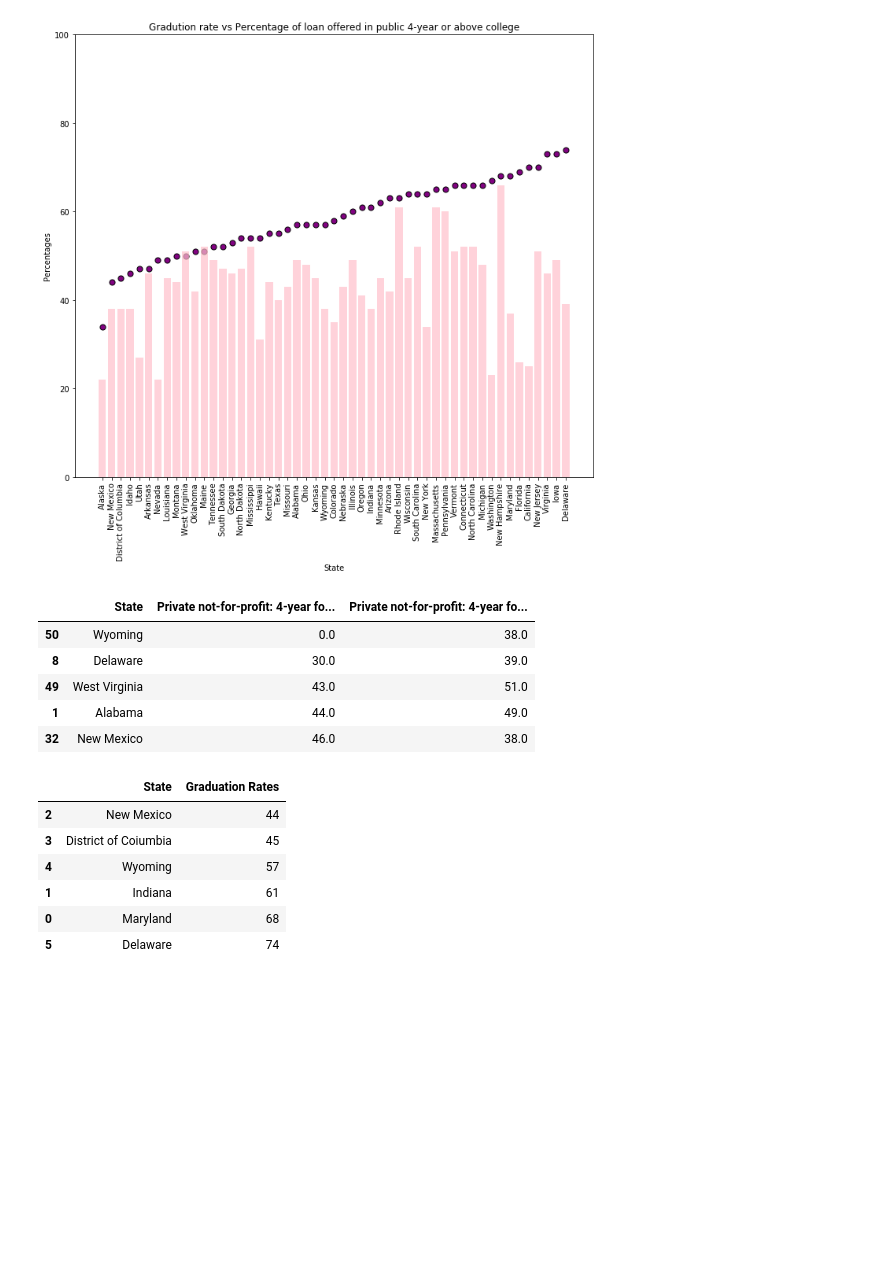
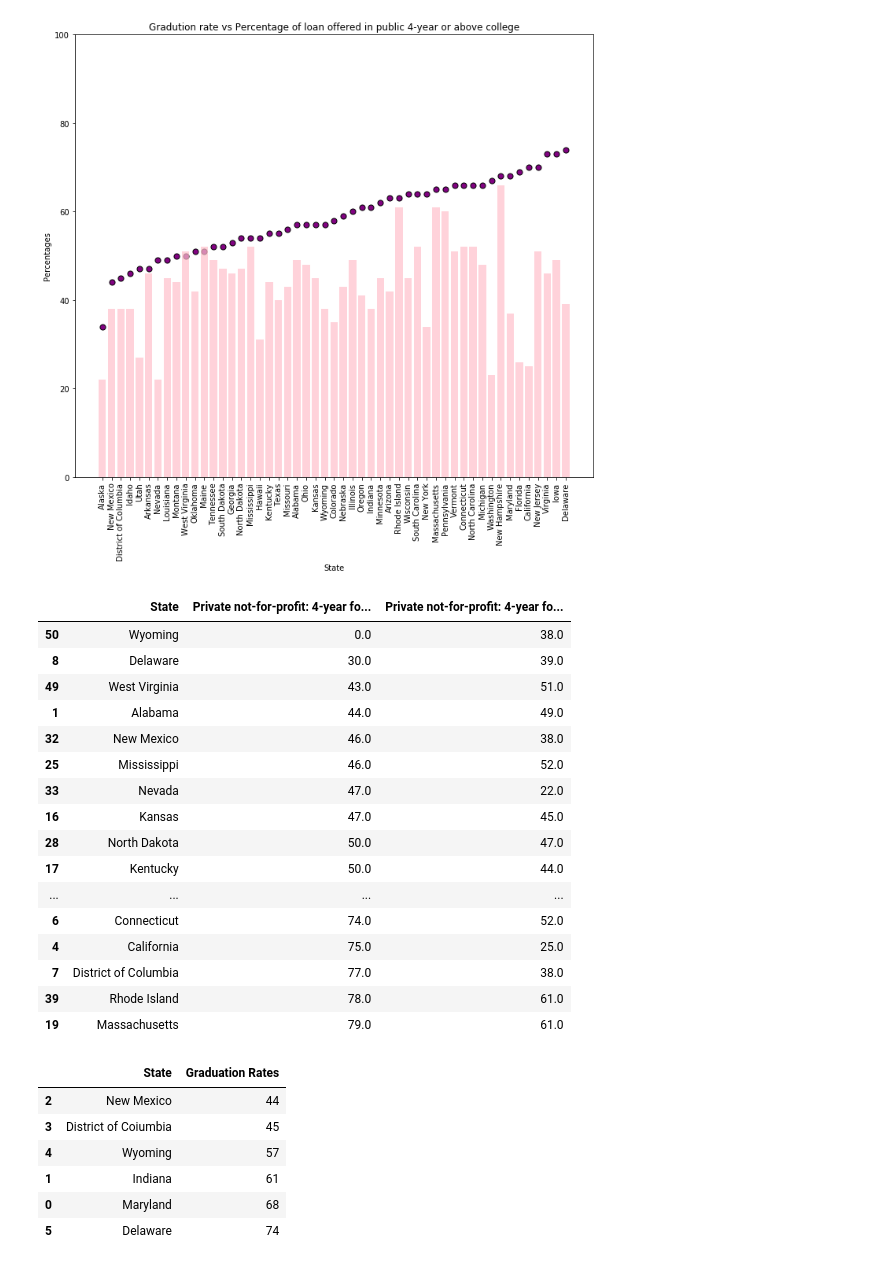
Before and after one commit to Mark-Liang-2000/Student-Loan-Analysis, a Jupyter notebook: StudentLoan_Anaylsis.ipynb, the cells around one changed output. Drawn from its saved outputs; the diff is of its cells as text; code cells hidden in the pictures; blank space fills up the shorter version.

```diff
--- a/StudentLoan_Anaylsis.ipynb
+++ b/StudentLoan_Anaylsis.ipynb
@@ -447,24 +447,35 @@ plt.show()
 # %%
 #Data frame creating a ratio of private not for profit and its graduation rate
 privateNotForprofit = combined_frame["Private not-for-profit: 4-year or above_x"]
 state = combined_frame["State"]
 privateNotForprofit_loan = combined_frame["Private not-for-profit: 4-year or above_y"]
 
 privateNotForprofitSummaryTable = pd.DataFrame({
     "State" : state,
     "Private not-for-profit: 4-year for Grad" : privateNotForprofit,
     "Private not-for-profit: 4-year for Loan": public_loan,
                             })
 
 privateNotForprofitSummaryTable.head()
 privateNotForprofitSummaryTable = privateNotForprofitSummaryTable.sort_values(by = "Private not-for-profit: 4-year for Grad", ascending = True)
-privateNotForprofitSummaryTable.head()
+privateNotForprofitSummaryTable
 # %% [output]
 |  | State | Private not-for-profit: 4-year fo... | Private not-for-profit: 4-year fo... |
 | 50 | Wyoming | 0.0 | 38.0 |
 | 8 | Delaware | 30.0 | 39.0 |
 | 49 | West Virginia | 43.0 | 51.0 |
 | 1 | Alabama | 44.0 | 49.0 |
 | 32 | New Mexico | 46.0 | 38.0 |
+| 25 | Mississippi | 46.0 | 52.0 |
+| 33 | Nevada | 47.0 | 22.0 |
+| 16 | Kansas | 47.0 | 45.0 |
+| 28 | North Dakota | 50.0 | 47.0 |
+| 17 | Kentucky | 50.0 | 44.0 |
+| ... | ... | ... | ... |
+| 6 | Connecticut | 74.0 | 52.0 |
+| 4 | California | 75.0 | 25.0 |
+| 7 | District of Columbia | 77.0 | 38.0 |
+| 39 | Rhode Island | 78.0 | 61.0 |
+| 19 | Massachusetts | 79.0 | 61.0 |
 # %%
 #Graphing similar loan amount given states public by their grad rates in ascending order
```
Also changed, not shown: parts of 5 cells of this notebook.
